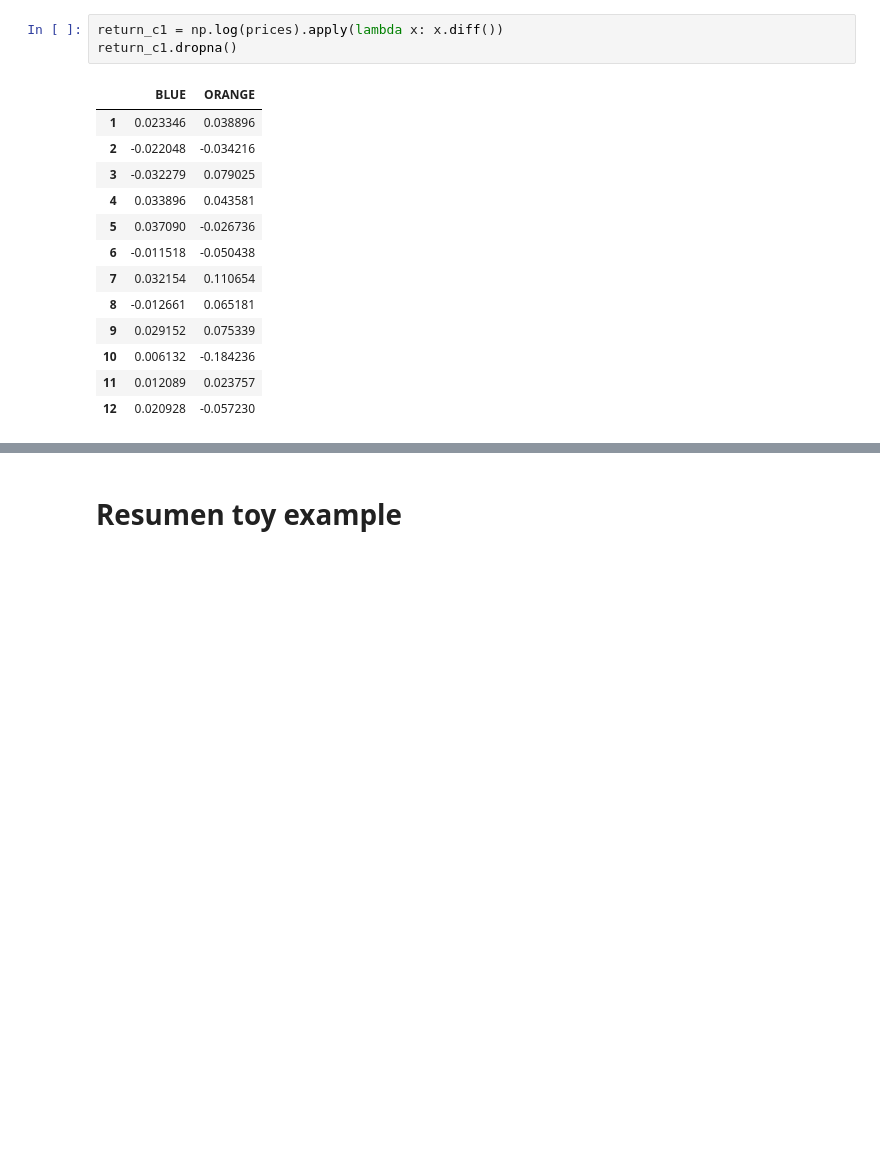
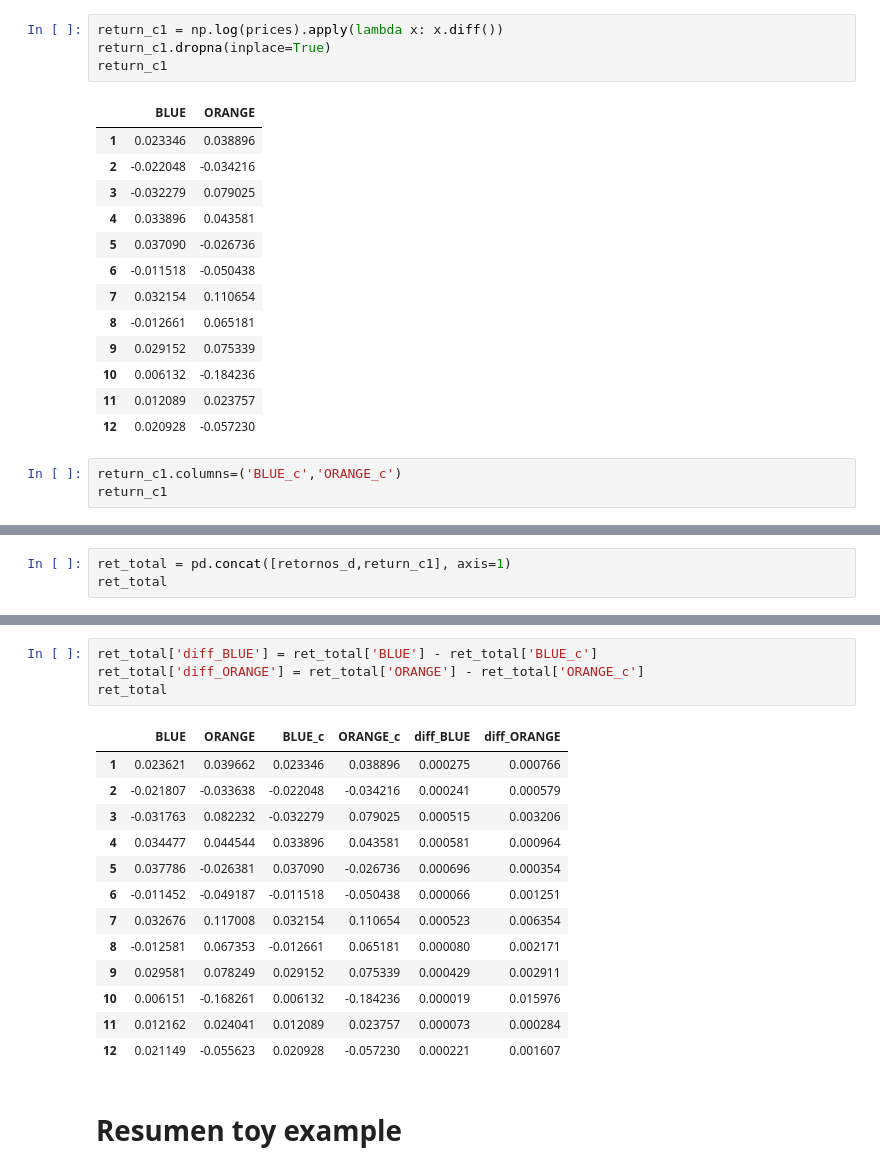
Before and after one commit to venidaydream/Intro_to_Big_Data, a Jupyter notebook: retornos.ipynb, the cells around one changed output, grey strips where cells are left out. Drawn from its saved outputs; the diff is of its cells as text; blank space fills up the shorter version.

```diff
--- a/retornos.ipynb
+++ b/retornos.ipynb
@@ -200,7 +200,8 @@ return_continuos
 the same as before but put together log and diff
 # %%
 return_c1 = np.log(prices).apply(lambda x: x.diff())
-return_c1.dropna()
+return_c1.dropna(inplace=True)
+return_c1
 # %% [output]
 |  | BLUE | ORANGE |
 | 1 | 0.023346 | 0.038896 |
@@ -215,3 +216,6 @@ return_c1.dropna()
 | 10 | 0.006132 | -0.184236 |
 | 11 | 0.012089 | 0.023757 |
 | 12 | 0.020928 | -0.057230 |
+# %%
+return_c1.columns=('BLUE_c','ORANGE_c')
+return_c1
@@ -217,0 +236,3 @@ return_c1.dropna()
+# %%
+ret_total = pd.concat([retornos_d,return_c1], axis=1)
+ret_total
@@ -218,3 +253,21 @@ return_c1.dropna()
+# %%
+ret_total['diff_BLUE'] = ret_total['BLUE'] - ret_total['BLUE_c']
+ret_total['diff_ORANGE'] = ret_total['ORANGE'] - ret_total['ORANGE_c']
+ret_total
+# %% [output]
+|  | BLUE | ORANGE | BLUE_c | ORANGE_c | diff_BLUE | diff_ORANGE |
+| 1 | 0.023621 | 0.039662 | 0.023346 | 0.038896 | 0.000275 | 0.000766 |
+| 2 | -0.021807 | -0.033638 | -0.022048 | -0.034216 | 0.000241 | 0.000579 |
+| 3 | -0.031763 | 0.082232 | -0.032279 | 0.079025 | 0.000515 | 0.003206 |
+| 4 | 0.034477 | 0.044544 | 0.033896 | 0.043581 | 0.000581 | 0.000964 |
+| 5 | 0.037786 | -0.026381 | 0.037090 | -0.026736 | 0.000696 | 0.000354 |
+| 6 | -0.011452 | -0.049187 | -0.011518 | -0.050438 | 0.000066 | 0.001251 |
+| 7 | 0.032676 | 0.117008 | 0.032154 | 0.110654 | 0.000523 | 0.006354 |
+| 8 | -0.012581 | 0.067353 | -0.012661 | 0.065181 | 0.000080 | 0.002171 |
+| 9 | 0.029581 | 0.078249 | 0.029152 | 0.075339 | 0.000429 | 0.002911 |
+| 10 | 0.006151 | -0.168261 | 0.006132 | -0.184236 | 0.000019 | 0.015976 |
+| 11 | 0.012162 | 0.024041 | 0.012089 | 0.023757 | 0.000073 | 0.000284 |
+| 12 | 0.021149 | -0.055623 | 0.020928 | -0.057230 | 0.000221 | 0.001607 |
 # %% [markdown]
 # Resumen toy example
 # %%
```
Also changed, not shown: parts of 2 cells of this notebook.
